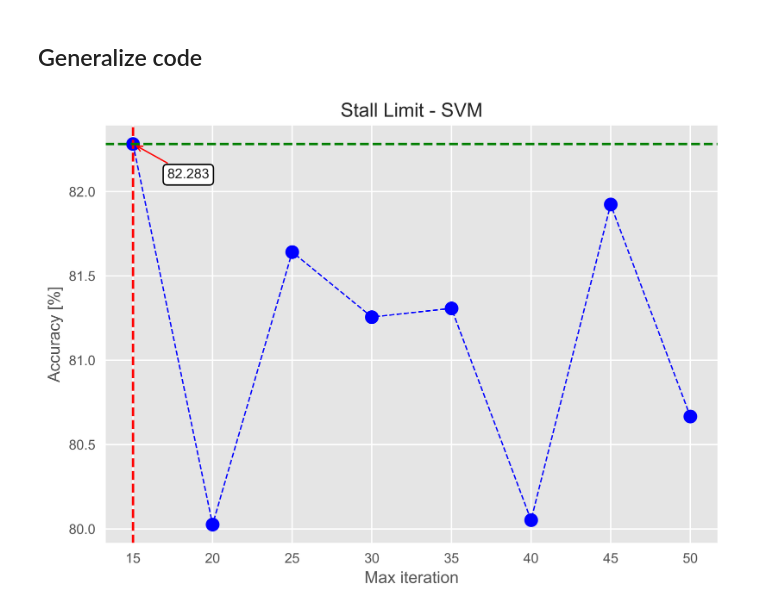
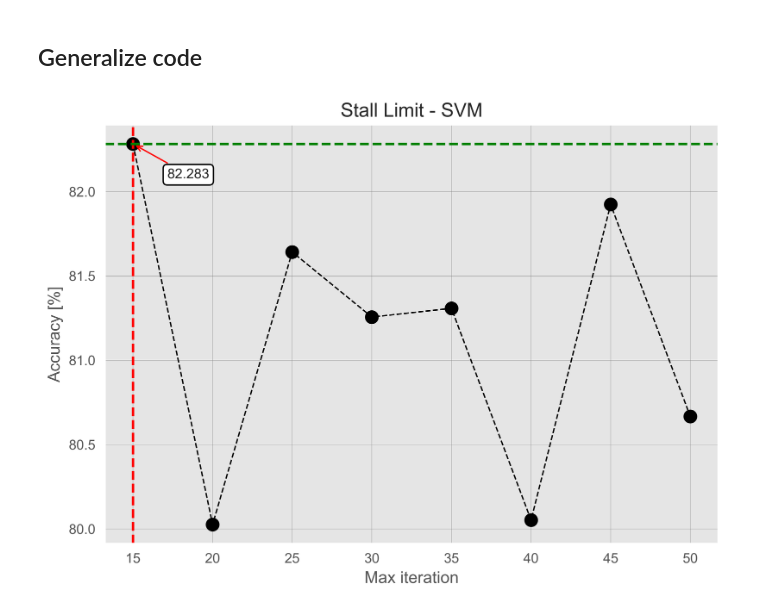
Before and after one commit to erirosv/Master-Thesis, a Jupyter notebook: modelling/sensitivity/plot_styles.ipynb, the cells around one changed output. Drawn from its saved outputs; the diff is of its cells as text; code cells hidden in the pictures.

Commit message:
Have done some experimentation regarding the plots, and have found some nice plots

```diff
--- a/modelling/sensitivity/plot_styles.ipynb
+++ b/modelling/sensitivity/plot_styles.ipynb
@@ -122,8 +122,8 @@ df_SVM_mean.append(convert_to_accuracy_percentages(df_6_SVM.mean()))
 df_SVM_mean.append(convert_to_accuracy_percentages(df_7_SVM.mean()))
 df_SVM_mean.append(convert_to_accuracy_percentages(df_8_SVM.mean()))
 # %%
-plt.style.use('ggplot')
-plt.rcParams['figure.dpi'] = 600
+#plt.style.use('ggplot')
+#plt.rcParams['figure.dpi'] = 600
 #plt.figure(figsize=(8, 3))
 # %%
 x_labels = ['15', '20', '25', '30', '35', '40', '45', '50']
@@ -188,12 +188,13 @@ plt.show()
 # %% [markdown]
 ## Generalize code
 # %%
-def plot_data(data, x_labels, title, x_text, y_text, x_point, y_point):
-    plt.plot(data, 'o--', lw=1, ms=10, color='b')
+def plot_data(data, x_labels, title, x_text, y_text, x_point, y_point, x_off_set, y_off_set):
+    plt.plot(data, 'o--', lw=1, ms=10, color='black')
     plt.xticks(range(len(data)), x_labels)
     plt.xlabel(str(x_text), fontsize=12)
     plt.ylabel(str(y_text), fontsize=12)
     plt.title(title, fontsize=14)
+    plt.grid(color='grey', linestyle='-', linewidth=0.2)
 
     plt.axvline(x=x_point, color='r', linestyle='--')
     plt.axhline(y=y_point, color='g', linestyle='--')
@@ -201,13 +202,13 @@ def plot_data(data, x_labels, title, x_text, y_text, x_point, y_point):
     plt.annotate(f'{y_point:.3f}',
                  fontsize=10,
                  xy=(x_point, y_point), xycoords='data',
-                 xytext=(25, -25), textcoords='offset points',
+                 xytext=(x_off_set, y_off_set), textcoords='offset points',
                  arrowprops=dict(arrowstyle="->", lw=1, color='red'),
                  bbox=dict(boxstyle="round,pad=0.3", fc="white", ec="black", lw=1))
 # %%
 title = 'Stall Limit - SVM'
 xt = 'Max iteration'
 yt = 'Accuracy [%]'
-plot_data(df_SVM_mean, data_list_numbers, title, xt, yt, 0, df_SVM_mean[0])
+plot_data(df_SVM_mean, data_list_numbers, title, xt, yt, 0, df_SVM_mean[0], 25, -25)
 # %% [output]
-[figure, old version]
+[figure, new version]
```
Also changed, not shown: parts of 3 cells of this notebook.
